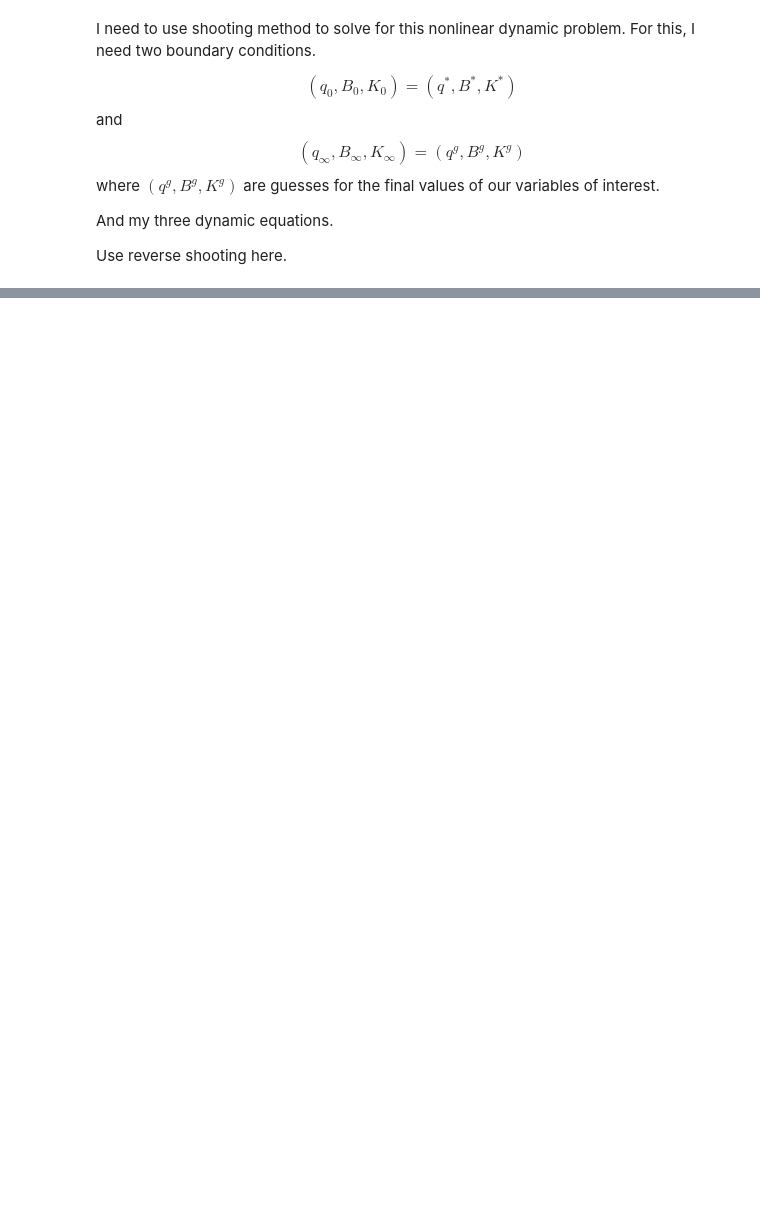
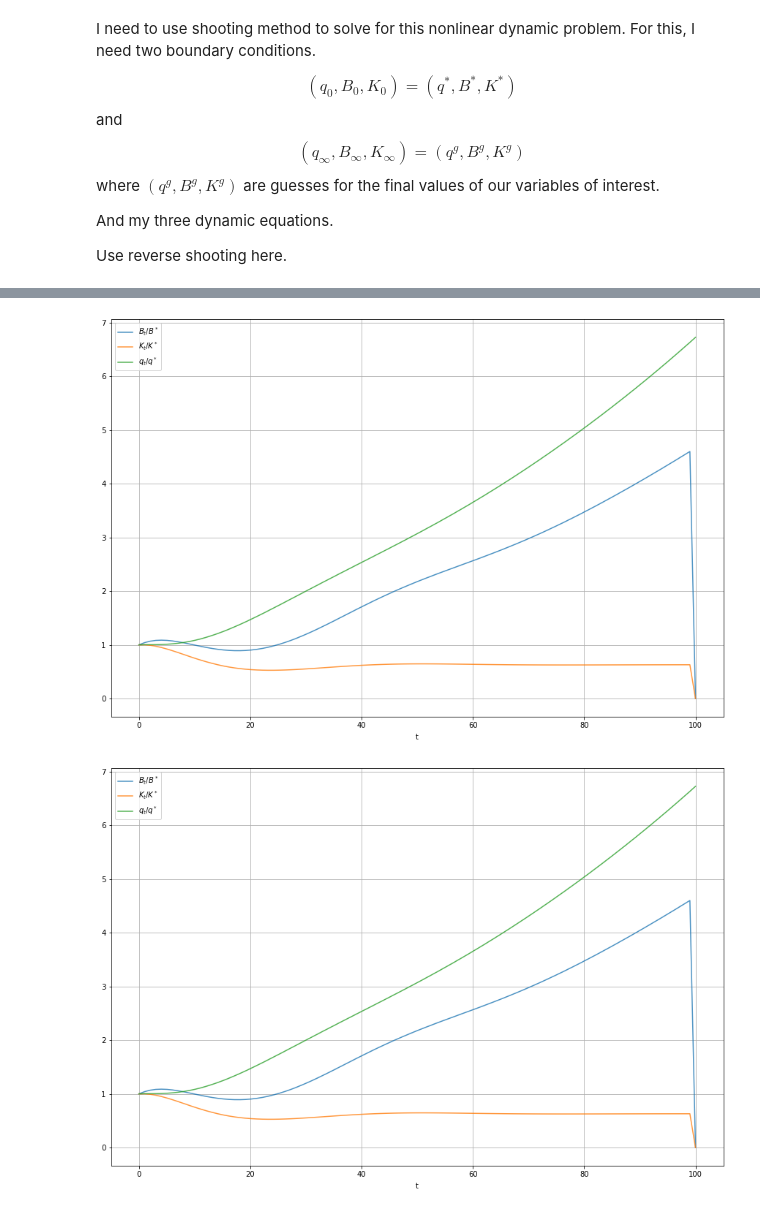
Before and after one commit to arnauddyevre/Kiyotaki_Moore_1997, a Jupyter notebook: EC539_assignment1_Dyevre.ipynb, the cells around one changed output, grey strips where cells are left out. Cells and saved outputs as stored; diff of their text form; code cells hidden in the pictures; blank space fills up the shorter version.

```diff
--- a/EC539_assignment1_Dyevre.ipynb
+++ b/EC539_assignment1_Dyevre.ipynb
@@ -205,9 +266,12 @@ for s in range(0, trials):
     def f(variables):
       (q_tplus1, K_t, B_t) = variables
 
-      first_eq = q_tplus1 - R*(q_mat[s, t] - K_t - v)
-      sec_eq = K_t - (1 - π)*λ*K_mat[s, t-1] - ((π)/(ϕ + q_mat[s, t] - (1/R)*q_tplus1))*( (a_t[t] + q_mat[s, t] + λ*ϕ)*K_mat[s, t-1] - R*B_mat[s, t-1])
-      third_eq = B_t - R*B_mat[s, t-1] - q_mat[s, t]*(K_mat[s, t]-K_mat[s, t-1]) - ϕ*(K_mat[s, t]-λ*K_mat[s, t-1]) + a_t[t]*K_mat[s, t-1]
+      #first_eq = q_tplus1 - R*(q_mat[s, t] - K_t - ν)
+      first_eq = q_mat[s, t] - q_tplus1/R - (K_t - ν)
+      #sec_eq = K_t - (1 - π)*λ*K_mat[s, t-1] - ((π)/(ϕ + q_mat[s, t] - (1/R)*q_tplus1))*( (a_t[t] + q_mat[s, t] + λ*ϕ)*K_mat[s, t-1] - R*B_mat[s, t-1])
+      sec_eq = ((π)/(ϕ + q_mat[s, t] - q_tplus1/R))*( (a_t[t] + q_mat[s, t] + λ*ϕ)*K_mat[s, t-1] - R*B_mat[s, t-1]) + (1 - π)*λ*K_mat[s, t-1] - K_t
+      #third_eq = B_t - R*B_mat[s, t-1] - q_mat[s, t]*(K_mat[s, t]-K_mat[s, t-1]) - ϕ*(K_mat[s, t]-λ*K_mat[s, t-1]) + a_t[t]*K_mat[s, t-1]
+      third_eq = R*B_mat[s, t-1] + q_mat[s, t]*(K_t - K_mat[s, t-1]) + ϕ*(K_t-λ*K_mat[s, t-1]) + a_t[t]*K_mat[s, t-1] - B_t
       return [first_eq, sec_eq, third_eq]
 
     solution = opt.fsolve(f, (0, 0, 0))
@@ -253,0 +298,18 @@ KeyboardInterrupt: ignored
+# %%
+for s in range(0, trials):
+  B_graph = B_mat[s, :]/B_star
+  K_graph = K_mat[s, :]/K_star
+  q_graph = q_mat[s, :]/q_star
+
+  plt.figure(s) #, figsize=(15,10))
+  plt.plot(time, B_graph, alpha=0.8, label='$B_t/B^*$')
+  plt.plot(time, K_graph, alpha=0.8, label='$K_t/K^*$')
+  plt.plot(time, q_graph, alpha=0.8, label='$q_t/q^*$')
+  plt.xlabel("$\mathrm{t}$")
+  plt.legend()
+  plt.grid()
+  #lt.xlim(0, 40)
+  #plt.ylim(-20, 20)
+# %% [output]
+[figure, added]
+[figure, added]
```
Also changed, not shown: parts of 15 cells of this notebook.
